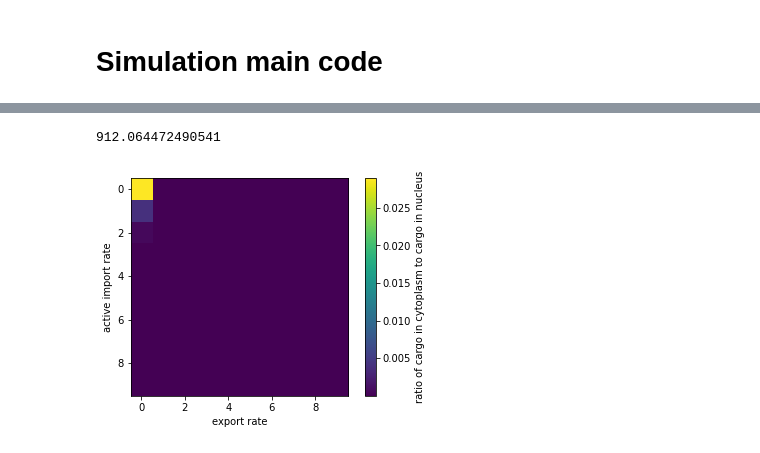
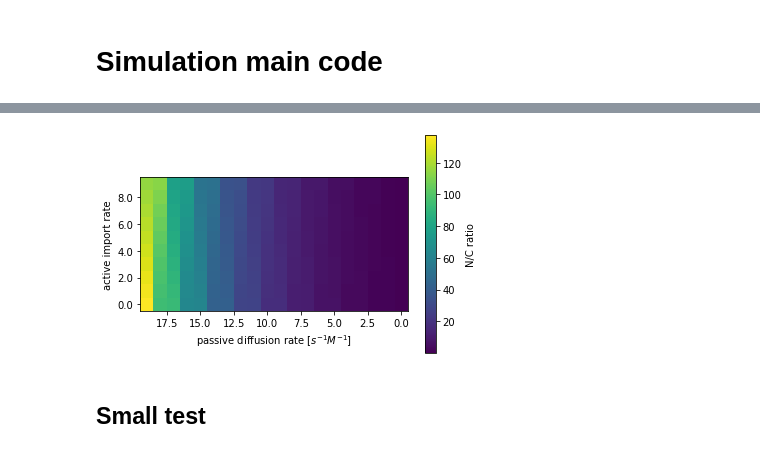
Before and after one commit to ravehlab/npctransport_kinetic, a Jupyter notebook: NPC_FLIP_simulations.ipynb, the cells around one changed output, grey strips where cells are left out. Cells and saved outputs as stored; diff of their text form; code cells hidden in the pictures.

```diff
--- a/NPC_FLIP_simulations.ipynb
+++ b/NPC_FLIP_simulations.ipynb
@@ -153,9 +153,12 @@ class TransportSimulation():
     ''' set time step in seconds '''
     self.dt_sec= dt_sec
 
-  def get_time_step(dt_sec):
+  def get_time_step(self, dt_sec):
     ''' get time step in seconds '''
     self.dt_sec= dt_sec
+
+  def reset_simulation_time(self):
+    self.sim_time_sec= 0.0
 
 
   ###################
@@ -190,7 +193,7 @@ class TransportSimulation():
     self.passive_competition_weight= 0.0 # a number between 0.0 and 1.0 quantifying the weight of competition # TODO: this could be a flag
     self.max_passive_diffusion_rate_nmol_per_sec_per_M= 200 # as the name suggests, without accounting for competition effects # TODO: in future, a single number for both import and export that is independent of C/N volumes, # of NPCs etc
     self.bleach_volume_L_per_sec= 1.0e-15 # cytoplasmic cargo volume being bleached per second
-    self.bleach_start_time_sec= 100.0
+    self.bleach_start_time_sec= np.inf # no bleaching by default
     self.set_params(**kwargs)
 
 
@@ -561,8 +564,8 @@ class TransportSimulation():
     nsteps= int(np.ceil(equilibration_time/self.dt_sec))
     for i in range(nsteps):
         self.do_one_time_step()
-    nmol_C = (self.nmol["complexL_C"] + self.nmol["freeL_C"]) + (self.nmol["complexL_C"] + self.nmol["freeL_C"])
-    nmol_N = (self.nmol["complexL_N"] + self.nmol["freeL_N"]) + (self.nmol["complexL_N"] + self.nmol["freeL_N"])
+    nmol_C = (self.nmol["complexL_C"] + self.nmol["freeL_C"]) + (self.nmol["complexU_C"] + self.nmol["freeU_C"])
+    nmol_N = (self.nmol["complexL_N"] + self.nmol["freeL_N"]) + (self.nmol["complexU_N"] + self.nmol["freeU_N"])
     return nmol_C / nmol_N
 
   ##########################
@@ -774,17 +809,34 @@ for j in range(y):
-# %%
-ts= TransportSimulation()#rate_free_C_to_complex_C_per_sec = bind_strength[i],
-                        #max_passive_diffusion_rate_nmol_per_sec_per_M  = export_rate[j])
-ts.get_equilibrium_C_N_ratio(5)
-# %% [output]
-912.064472490541
+# %%
+def get_N_to_C_ratios(stats_grids, v_N_L, v_C_L):
+    ''' return N/C ratios from stats_grids computed in the previous cell'''
+    nNs= stats_grids["complexL_N"]+stats_grids["freeL_N"]+stats_grids["complexU_N"]+stats_grids["freeU_N"]
+    nCs= stats_grids["complexL_C"]+stats_grids["freeL_C"]+stats_grids["complexU_C"]+stats_grids["freeU_C"]
+    ratios= (nNs/v_N_L) / (nCs/v_C_L)
+    return ratios
+ratios= get_N_to_C_ratios(stats_grids,
+                          v_N_L= ts.get_v_N_L(),
+                          v_C_L= ts.get_v_C_L())
 # %%
 import matplotlib.ticker as mtick
+
 plt.imshow(ratios)
-plt.xlabel("export rate")
-plt.ylabel("active import rate")
-cb = plt.colorbar(label="ratio of cargo in cytoplasm to cargo in nucleus")
+ax= plt.gca()
+ax.set_xlabel(r"passive diffusion rate [$s^{-1} M^{-1}$]")
+ax.set_ylabel("active import rate")
+xlim= ax.get_xlim()
+ylim= ax.get_ylim()
+ax.set_xlim(xlim[1], xlim[0])
+ax.set_ylim(ylim[1], ylim[0])
+ax.set_xticklabels(param_range["max_passive_diffusion_rate_nmol_per_sec_per_M"])
+ax.set_yticklabels(param_range["rate_free_C_to_complex_C_per_sec"])
+ax.xaxis.set_major_formatter(mtick.FormatStrFormatter("%.1f"))
+ax.yaxis.set_major_formatter(mtick.FormatStrFormatter("%.1f"))
+cb = plt.colorbar(label="N/C ratio")
 ticks = cb.get_ticks()
 cb.set_ticks(ticks)
+
 #cb.set_ticklabels([f'{tick:.0e}' for tick in np.exp(ticks)])
 # %% [output]
-[figure, old version]
+[figure, new version]
+# %% [markdown]
+## Small test
```
Also changed, not shown: parts of 6 cells of this notebook, 1 other file.
